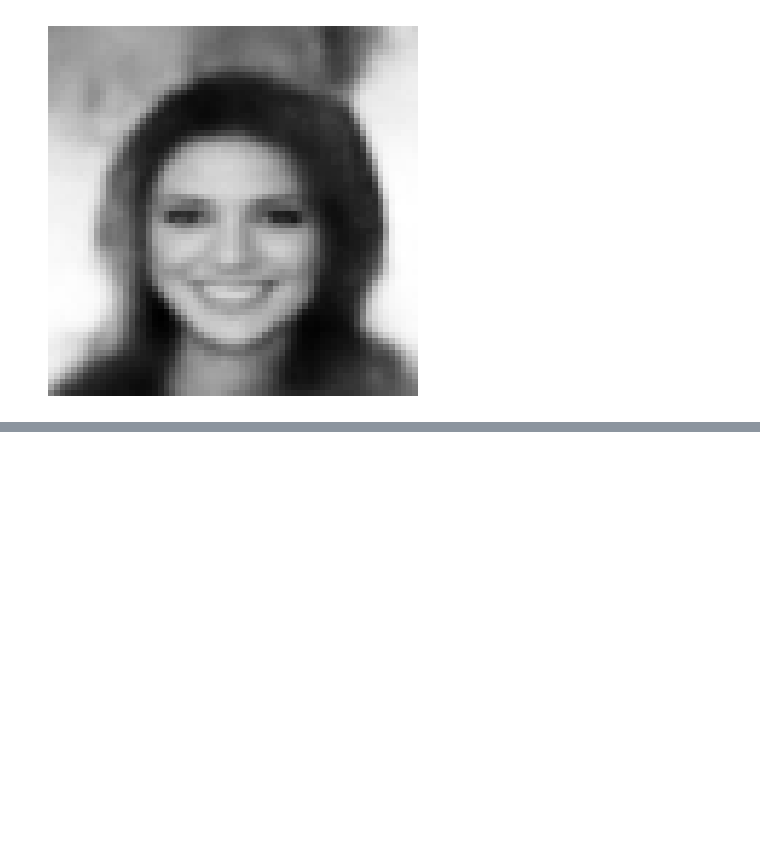
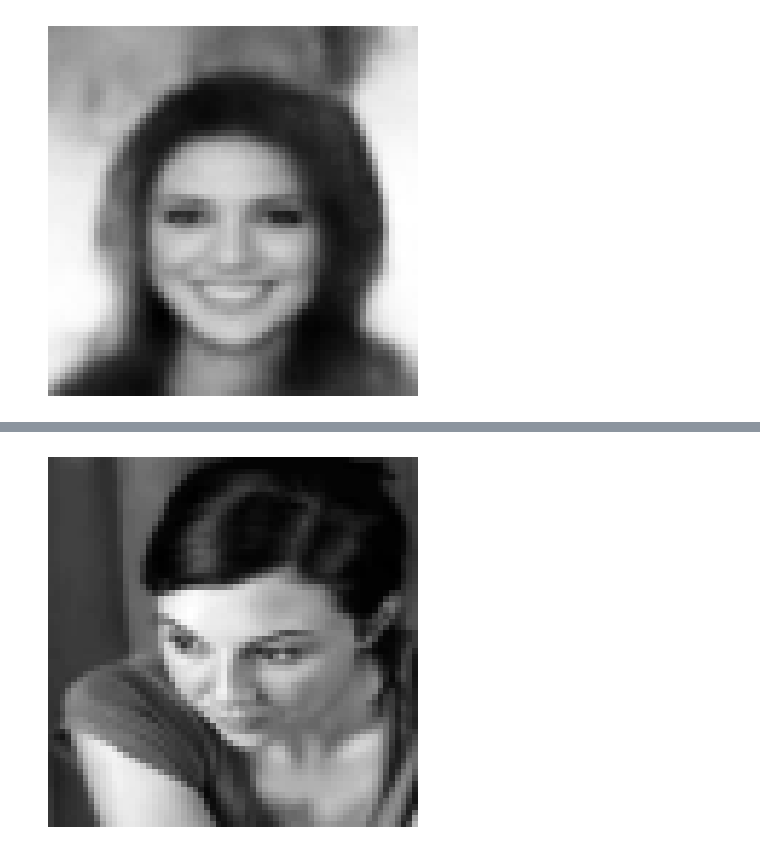
Before and after one commit to Himanshu7921/generative-architectures-lab, a Jupyter notebook: 03_CNN_VAE/cnn_vae_trained_on_CelebA.ipynb, the cells around one changed output, grey strips where cells are left out. Cells and saved outputs as stored; diff of their text form; code cells hidden in the pictures; blank space fills up the shorter version.

```diff
--- a/03_CNN_VAE/cnn_vae_trained_on_CelebA.ipynb
+++ b/03_CNN_VAE/cnn_vae_trained_on_CelebA.ipynb
@@ -380,0 +407,6 @@ plt.show()
+# %%
+plt.imshow(x.squeeze(0).cpu().detach().numpy(), cmap="gray")
+plt.axis("off")
+plt.show()
+# %% [output]
+[figure, added]
```
Also changed, not shown: parts of 8 cells of this notebook.
